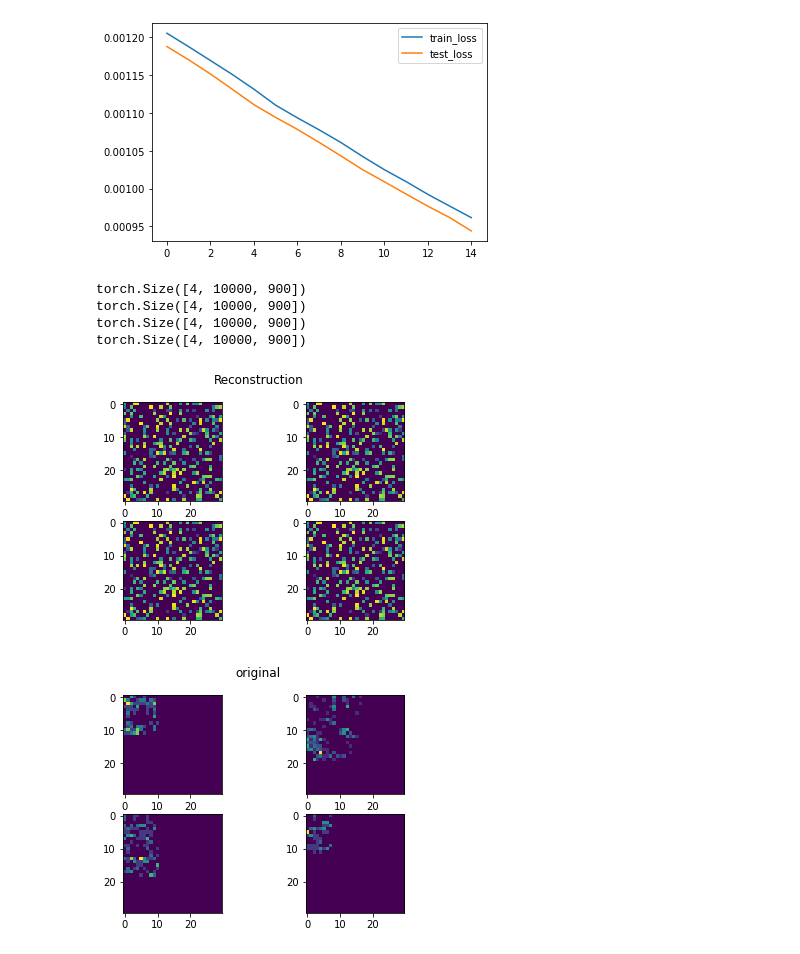
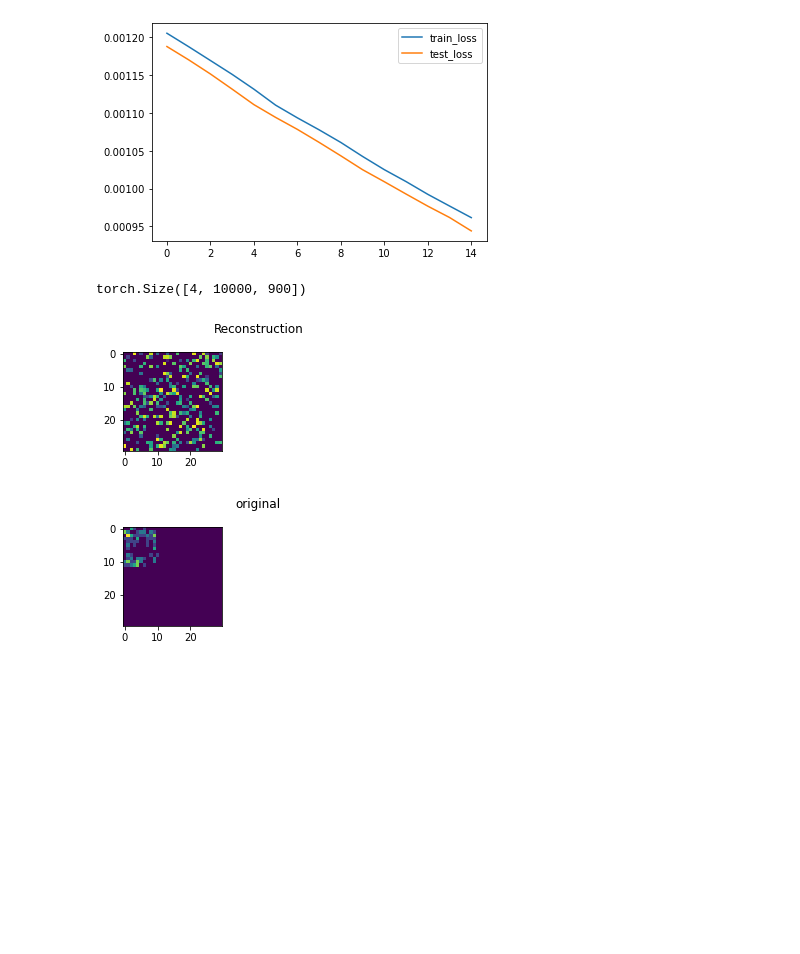
Before and after one commit to karthik-somayaji/ece594bb_pl-proj, a Jupyter notebook: snn_torch_spike_ip_autoencoder_DVS.ipynb, the cells around one changed output. Drawn from its saved outputs; the diff is of its cells as text; code cells hidden in the pictures; blank space fills up the shorter version.

```diff
--- a/snn_torch_spike_ip_autoencoder_DVS.ipynb
+++ b/snn_torch_spike_ip_autoencoder_DVS.ipynb
@@ -283,33 +283,30 @@ plt.legend()
 # %%
 test_data, test_targets = next(iter(test_loader))
 
 plt.figure()
 for i in range(1):
     # Integrate through time for each location while displaying final image
     dat = test_data[i,:]
     print(test_data.shape)
     #dat = spikegen.rate(dat, num_steps=num_steps)
     spk_rec, mem_rec = net(dat.view(num_steps, 1, -1))
     final_image = spk_rec.sum(0)[0].detach().numpy()
     #plt.figure()
-    plt.subplot(2,2,i+1)
+    #plt.subplot(2,2,i+1)
     plt.imshow(final_image.reshape((30, 30)))
     plt.suptitle('Reconstruction')
 plt.show()
 
 plt.figure(1)
 for i in range(1):
     # Integrate through time for each location while displaying final image
     final_image = test_data[i,:].float().mean(axis=0).numpy()
     #plt.figure()
     plt.subplot(2,2,i+1)
     plt.imshow(final_image.reshape((30, 30)))
     plt.suptitle('original')
 plt.show()
 # %% [output]
 torch.Size([4, 10000, 900])
-torch.Size([4, 10000, 900])
-torch.Size([4, 10000, 900])
-torch.Size([4, 10000, 900])
-[figure, old version]
+[figure, new version]
-[figure, old version]
+[figure, new version]
```
Also changed, not shown: 1 other file.
